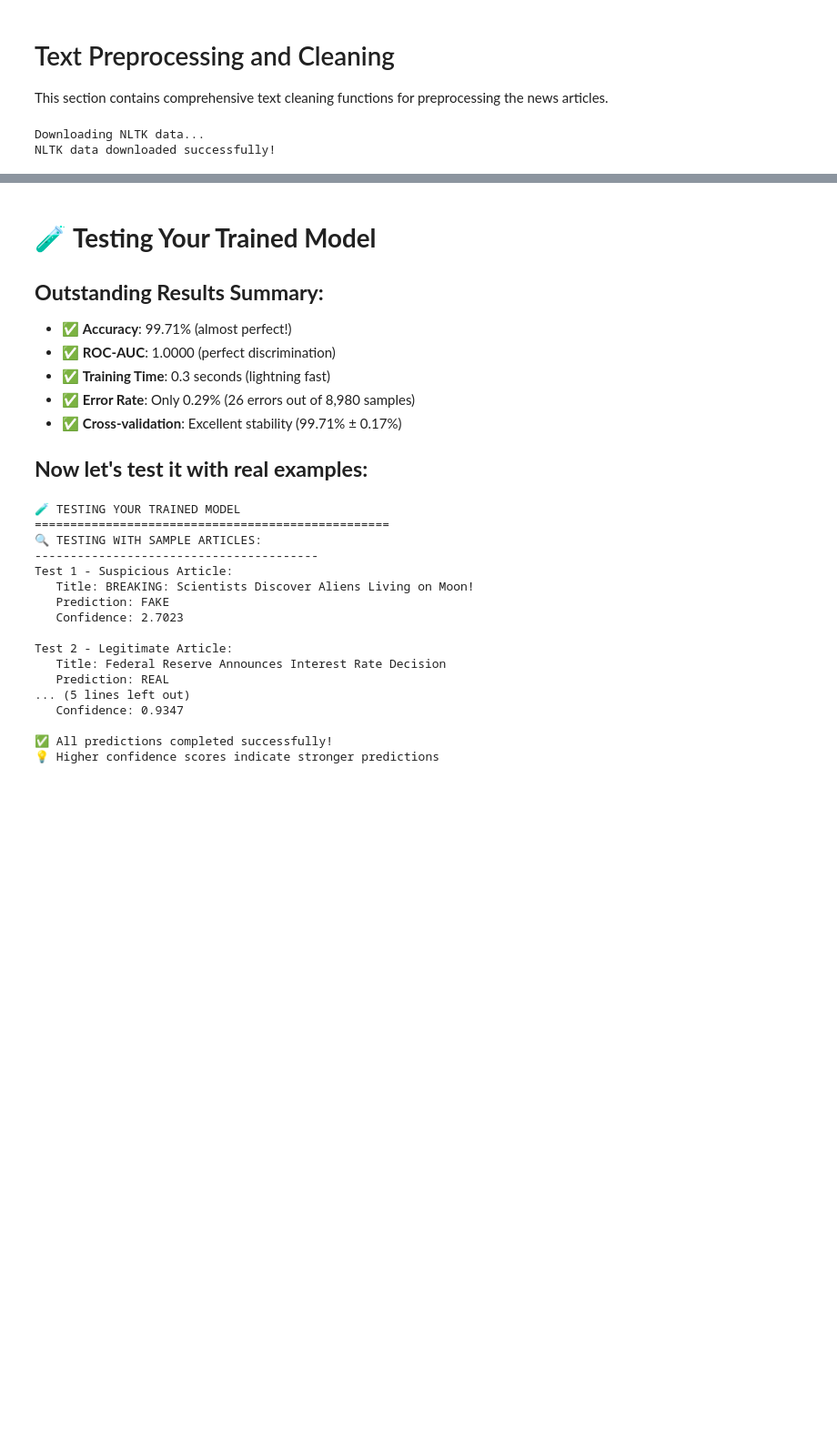
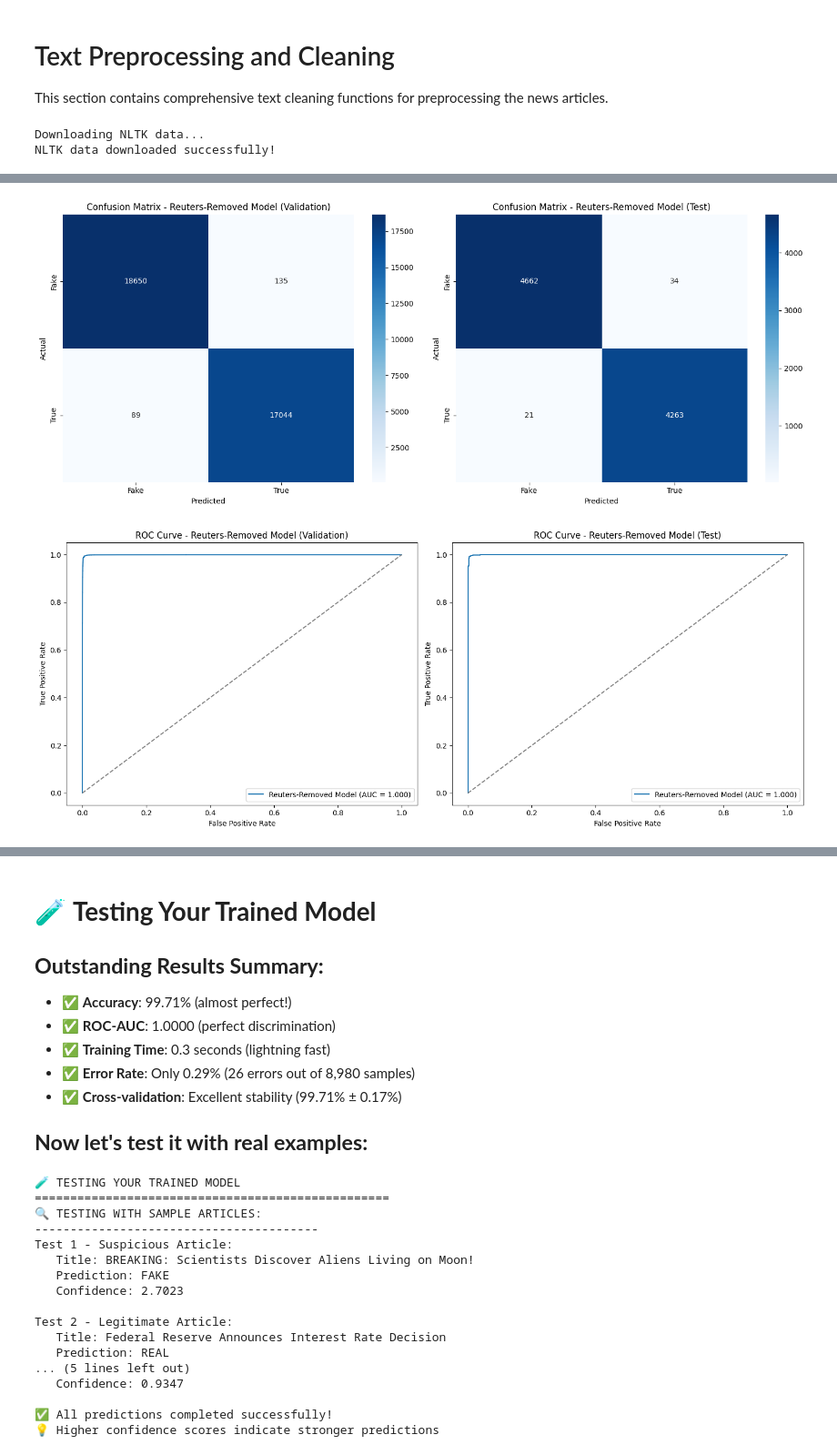
Before and after one commit to krati-2024aiml121/fake-news-group9, a Jupyter notebook: notebooks/01_linearSVM.ipynb, the cells around one changed output, grey strips where cells are left out. Shown at 91% size. Drawn from its saved outputs; the diff is of its cells as text; code cells hidden in the pictures; blank space fills up the shorter version.

```diff
--- a/notebooks/01_linearSVM.ipynb
+++ b/notebooks/01_linearSVM.ipynb
@@ -635,0 +907,71 @@ Actual  Fake    4679      17
+# %%
+# ===============================
+# Visualizations for Reuters-Removed Model
+# ===============================
+from sklearn.model_selection import cross_val_predict
+
+# Get validation predictions for Reuters-removed model
+y_val_pred_no_reuters = cross_val_predict(model_no_reuters, X_train_tfidf, y_train, cv=5)
+y_val_scores_no_reuters = cross_val_predict(model_no_reuters, X_train_tfidf, y_train, cv=5, method='decision_function')
+
+# Set up the matplotlib figure for confusion matrices
+plt.figure(figsize=(15, 6))
+
+# Validation Data Confusion Matrix
+plt.subplot(1, 2, 1)
+cm_val_no_reuters = confusion_matrix(y_train, y_val_pred_no_reuters)
+sns.heatmap(cm_val_no_reuters, annot=True, fmt="d", cmap="Blues", xticklabels=["Fake","True"], yticklabels=["Fake","True"])
+plt.title("Confusion Matrix - Reuters-Removed Model (Validation)")
+plt.ylabel("Actual")
+plt.xlabel("Predicted")
+
+# Testing Data Confusion Matrix
+plt.subplot(1, 2, 2)
+cm_test_no_reuters = confusion_matrix(y_test, y_pred)  # using predictions from Reuters-removed model
+sns.heatmap(cm_test_no_reuters, annot=True, fmt="d", cmap="Blues", xticklabels=["Fake","True"], yticklabels=["Fake","True"])
+plt.title("Confusion Matrix - Reuters-Removed Model (Test)")
+plt.ylabel("Actual")
+plt.xlabel("Predicted")
+
+plt.tight_layout()
+plt.show()
+
+# ROC Curves
+plt.figure(figsize=(15, 6))
+
+# Validation ROC
+plt.subplot(1, 2, 1)
+fpr_val_no_reuters, tpr_val_no_reuters, _ = roc_curve(y_train, y_val_scores_no_reuters)
+roc_auc_val_no_reuters = auc(fpr_val_no_reuters, tpr_val_no_reuters)
+plt.plot(fpr_val_no_reuters, tpr_val_no_reuters, label=f"Reuters-Removed Model (AUC = {roc_auc_val_no_reuters:.3f})")
+plt.plot([0,1], [0,1], linestyle="--", color="gray")
+plt.xlabel("False Positive Rate")
+plt.ylabel("True Positive Rate")
+plt.title("ROC Curve - Reuters-Removed Model (Validation)")
+plt.legend()
+
+# Test ROC
+plt.subplot(1, 2, 2)
+fpr_test_no_reuters, tpr_test_no_reuters, _ = roc_curve(y_test, y_scores)  # using scores from Reuters-removed model
+roc_auc_test_no_reuters = auc(fpr_test_no_reuters, tpr_test_no_reuters)
+plt.plot(fpr_test_no_reuters, tpr_test_no_reuters, label=f"Reuters-Removed Model (AUC = {roc_auc_test_no_reuters:.3f})")
+plt.plot([0,1], [0,1], linestyle="--", color="gray")
+plt.xlabel("False Positive Rate")
+plt.ylabel("True Positive Rate")
+plt.title("ROC Curve - Reuters-Removed Model (Test)")
+plt.legend()
+
+plt.tight_layout()
+plt.show()
+
+# Print detailed metrics for Reuters-removed model
+print("Reuters-Removed Model Performance:")
+print("-" * 30)
+print("Validation Accuracy:", accuracy_score(y_train, y_val_pred_no_reuters))
+print("\nValidation Classification Report:\n", classification_report(y_train, y_val_pred_no_reuters))
+
+print("\nTest Accuracy:", accuracy_score(y_test, y_pred))
+print("\nTest Classification Report:\n", classification_report(y_test, y_pred))
+# %% [output]
+[figure, added]
+[figure, added]
```
Also changed, not shown: parts of 20 cells of this notebook, 1 other file.
